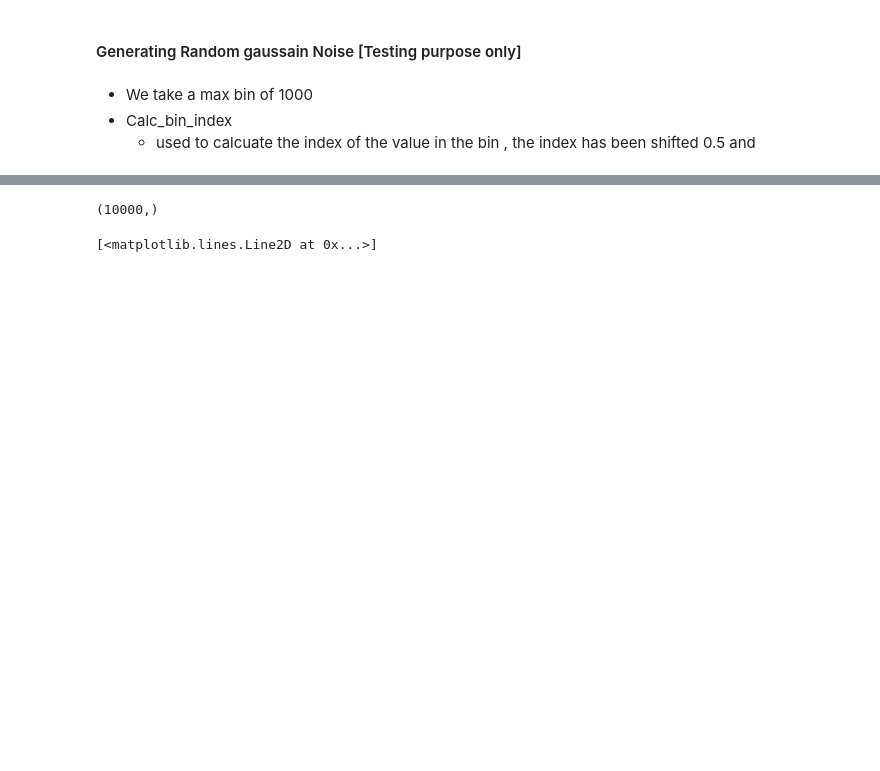
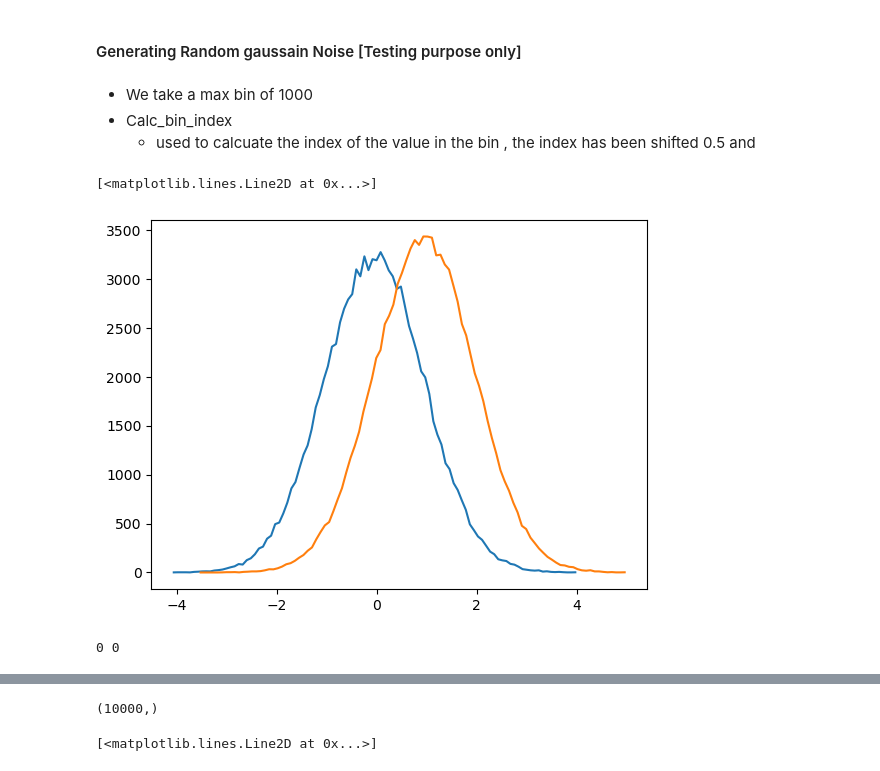
Before and after one commit to Abhishekdileep/EEG_data_classifier, a Jupyter notebook: gaussian_ka_lrt.ipynb, the cells around one changed output, grey strips where cells are left out. Drawn from its saved outputs; the diff is of its cells as text; code cells hidden in the pictures; blank space fills up the shorter version.

```diff
--- a/gaussian_ka_lrt.ipynb
+++ b/gaussian_ka_lrt.ipynb
@@ -17,3 +16,36 @@ NUM_BINS= 1000
+# %%
+def cal_hist(s1):
+    NUM_BINS= 1000
+    step_size = ((max(s1) - min(s1)) / NUM_SAMPLES) * NUM_BINS
+    hist_s1 = [0 for i in range(0, 100)]
+    skip_len = 0
+    index = np.arange(min(s1) , max(s1) , step_size)
+    # import ipdb
+    # ipdb.set_trace()
+    idx =0
+    for i in np.arange(min(s1) , max(s1) , step_size):
+        for sample in s1:
+            if sample > i and sample < i + step_size :
+                try :
+                    hist_s1[idx] +=1
+                except :
+                    skip_len += 1
+        idx +=1
+    return hist_s1, index , skip_len
+# %%
+hist_s1 , index1 , skipped_1 = cal_hist(s1)
+hist_s2 , index2 , skipped_2 = cal_hist(s2)
+
+# print(index1.shape , len(hist_s1)  )
+plt.plot(index1[:100] , hist_s1)
+plt.plot( index2[:100]  ,hist_s2 )
+# %% [output]
+[<matplotlib.lines.Line2D at 0x...>]
+[figure, added]
+# %%
+print(skipped_1 , skipped_2)
+# %% [output]
+0 0
 # %%
 def calc_bin_index(s, mean, sigma, dont_skip=True):
     index = int(((s - mean)  / (4*sigma)   + 0.5) * NUM_BINS)
```
Also changed, not shown: parts of 16 cells of this notebook, 9 other files.
